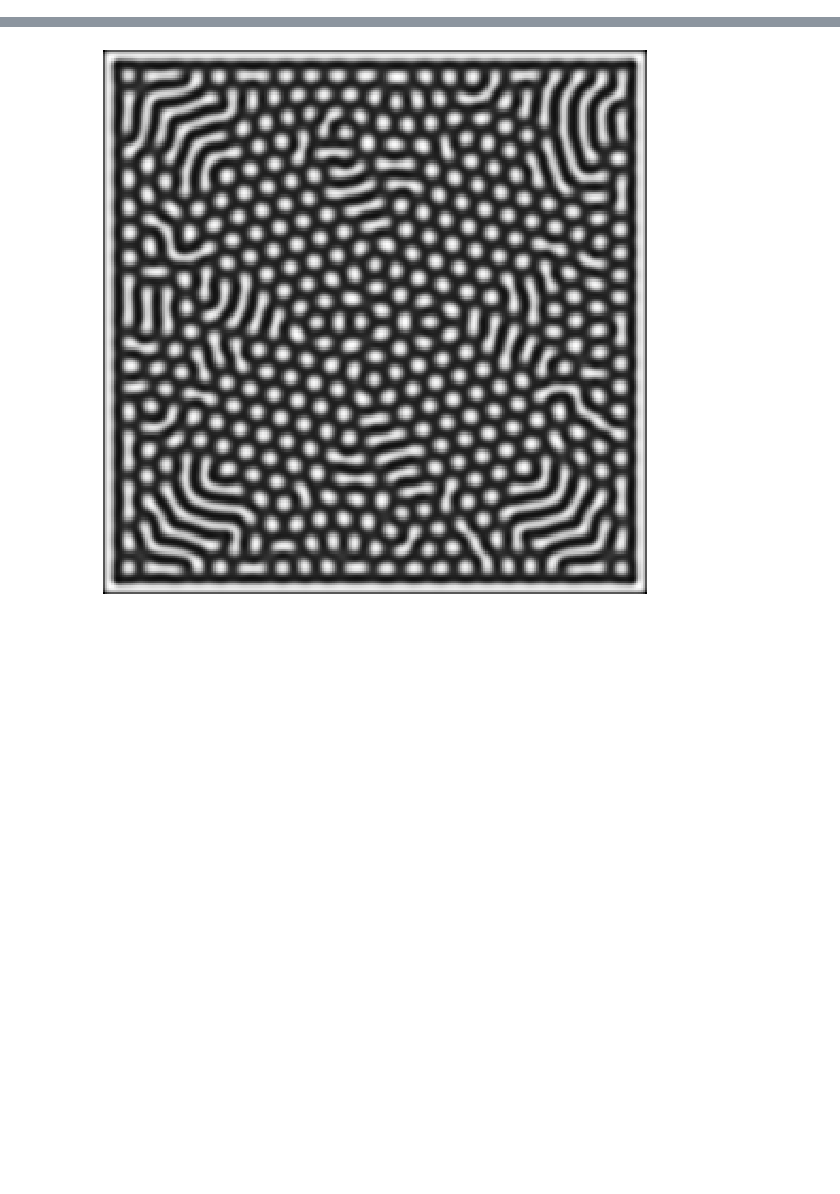
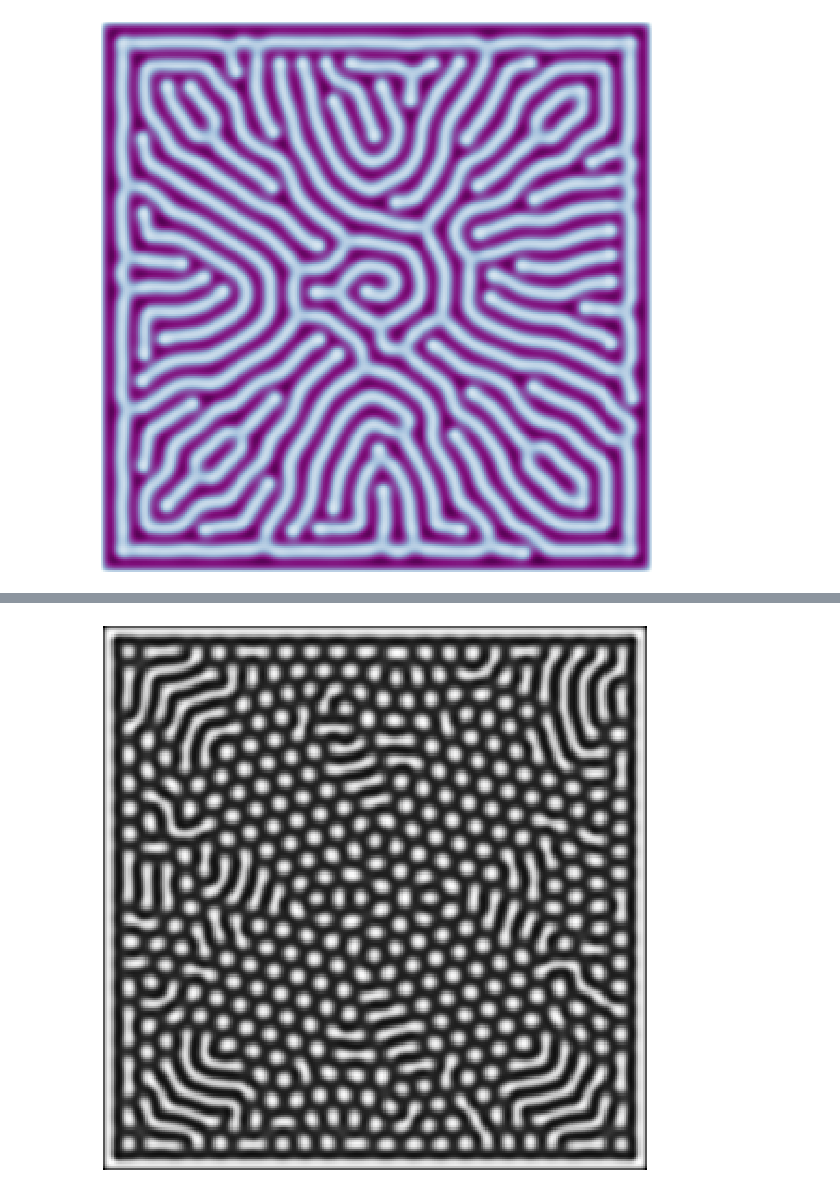
Before and after one commit to bfbarry/AutomaDrawn, a Jupyter notebook: ReactionDiffusion/reaction_diffusion.ipynb, the cells around one changed output, grey strips where cells are left out. Saved outputs shown, nothing was run; the diff lists cells and outputs as text; code cells hidden in the pictures; blank space fills up the shorter version.

```diff
--- a/ReactionDiffusion/reaction_diffusion.ipynb
+++ b/ReactionDiffusion/reaction_diffusion.ipynb
@@ -107,2 +115,8 @@ class ReactionDiffusion:
+# %%
+rd = ReactionDiffusion(256)
+rd.evolve(Nt=32000, **patterns['zebrafish'], cmap=plt.cm.BuPu)
+plt.savefig('./img/zebrafish.png', dpi=500, bbox_inches='tight')
+# %% [output]
+[figure, added]
 # %%
 rd = ReactionDiffusion(256)
```
Also changed, not shown: parts of 7 cells of this notebook, 6 other files.
